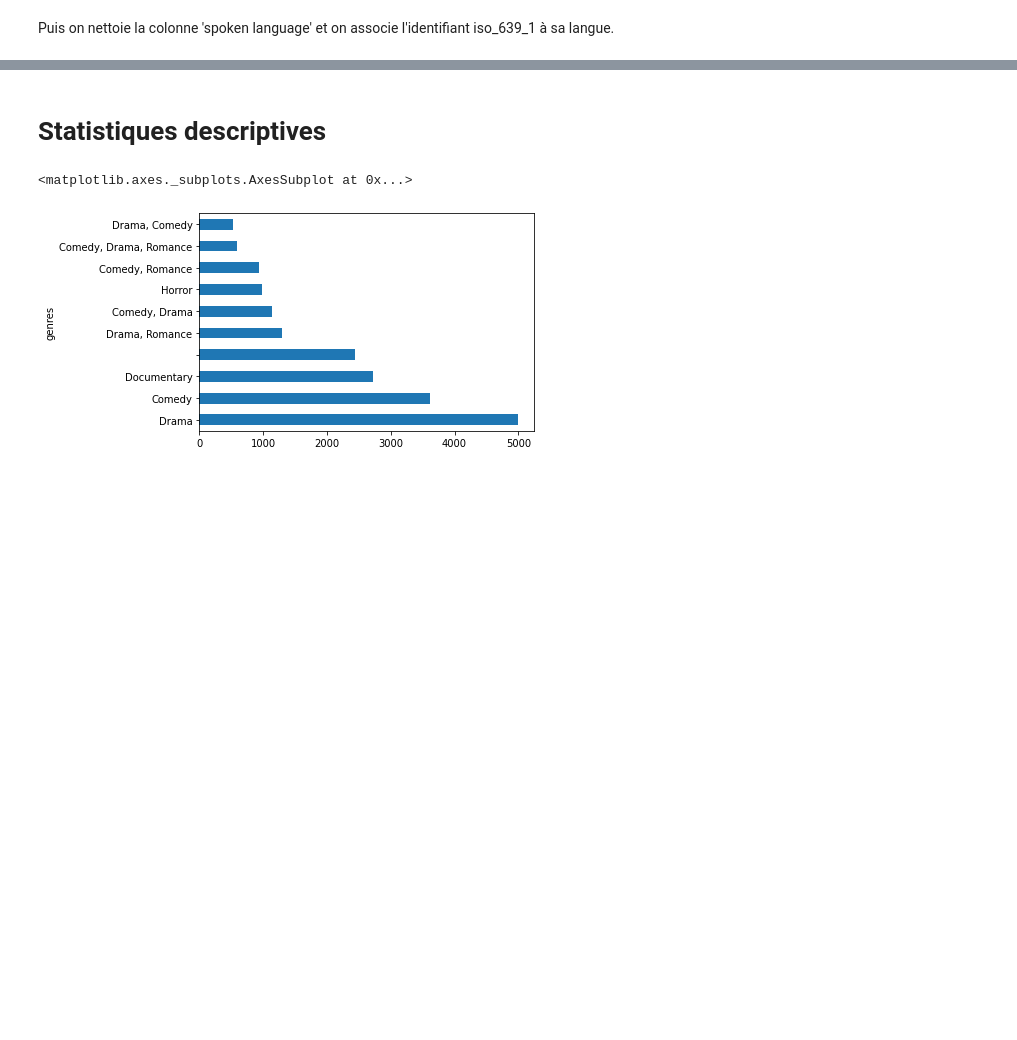
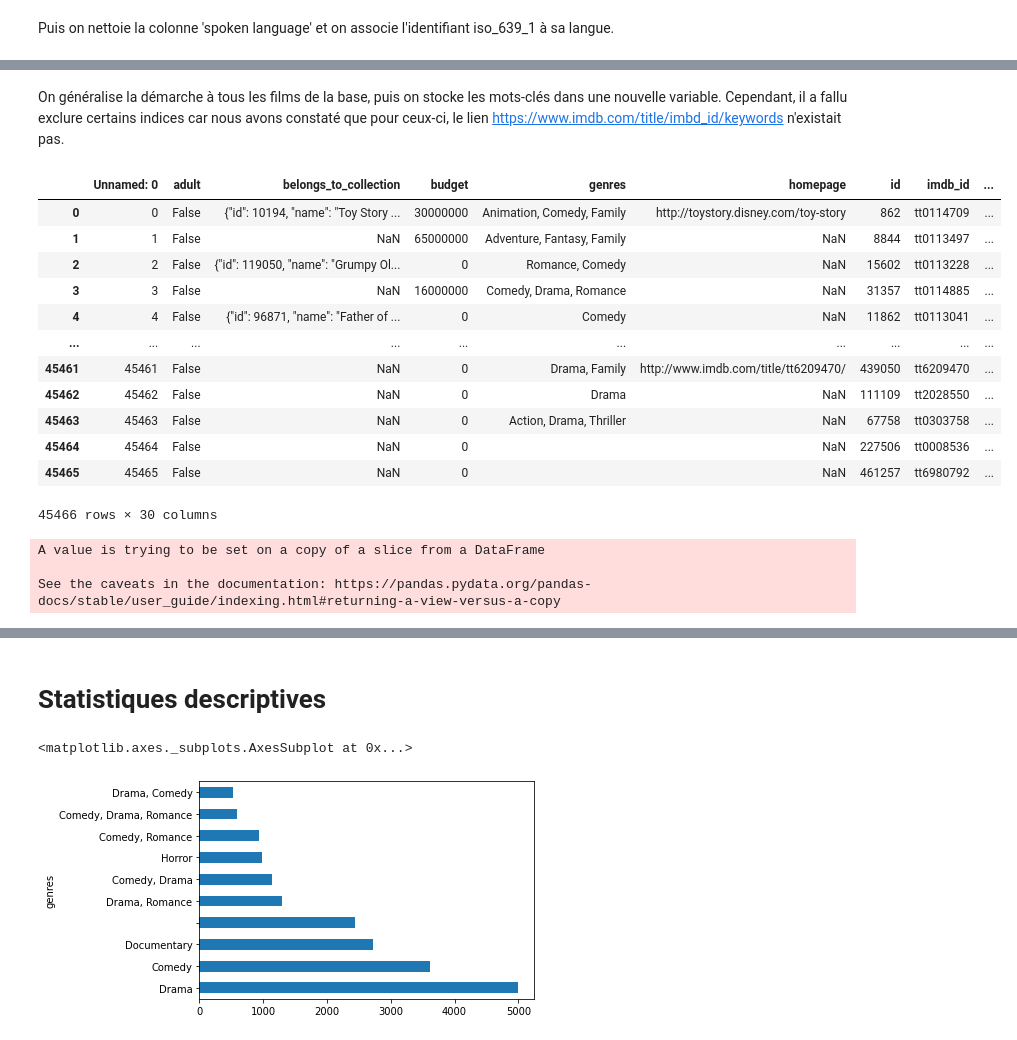
Before and after one commit to marie-ganon/Projet-Python-S1, a Jupyter notebook: Notebook Projet GANON-HE.ipynb, the cells around one changed output, grey strips where cells are left out. Drawn from its saved outputs; the diff is of its cells as text; code cells hidden in the pictures; blank space fills up the shorter version.

```diff
--- a/Notebook Projet GANON-HE.ipynb
+++ b/Notebook Projet GANON-HE.ipynb
@@ -132,7 +151,7 @@ find_id(test)
 # %% [markdown]
 Puis on généralise la méthode à toutes les cellules de cette colonne :
 # %%
-for i in range(len(base_init)):
-  id = str(base_init.original_language[i])
-  base_init.original_language[i] = find_id(id)
+for i in trange(len(df)):
+  id = str(df.original_language[i])
+  df.original_language[i] = find_id(id)
 # %% [output]
@@ -150,11 +186,11 @@ base_init.genres[0]
 # %% [markdown]
 Dans cet exemple, il nous faut seulement les mots 'Animation', 'Comedy' et 'Family'. Grâce à la fonction split(), nous pouvons transformer cette chaîne de caractère en liste, puis récupérer les mots qui nous intéressent. Le code suivant réalise cette opération pour toutes les cellules de cette colonne
 # %%
-for i in range(len(base_init)):
-  genre = base_init.genres[i].split()
-  base_init.genres[i] = ""
+for i in trange(len(df)):
+  genre = df.genres[i].split()
+  df.genres[i] = ""
   for j in range(len(genre)//4):
     if j == 0 :
-      base_init.genres[i] = base_init.genres[i] + genre[3 + j*4]
+      df.genres[i] = df.genres[i] + genre[3]
     else :
-      base_init.genres[i] = base_init.genres[i] + ', ' + genre[3 + j*4]
+      df.genres[i] = df.genres[i] + ', ' + genre[3 + j*4]
@@ -169,11 +249,17 @@ Nous remarquons que les cellules de cette colonne ont la même structure que cel
 # %% [markdown]
 Puis on nettoie la colonne 'spoken language' et on associe l'identifiant iso_639_1 à sa langue.
 # %%
-for i in range(len(base_init)):
-  langue = base_init.spoken_languages[i].split()
-  base_init.spoken_languages[i] = ""
-  for j in range(len(langue)//4):
-    if j == 0 :
-      base_init.spoken_languages[i] = base_init.spoken_languages[i] + find_id(str(langue[1 + j*4]))
-    else :
-      base_init.spoken_languages[i] = base_init.spoken_languages[i] + ', ' + find_id(str(langue[1 + j*4]))
+for i in range(len(df)):
+  langue = df.spoken_languages[i].split()
+  df.spoken_languages[i] = ""
+  others = []
+  if len(langue)%4 == 0 :   # on vérifie si la cellule possède 4 caractères par langue
+    for j in range(len(langue)//4):
+      print(i)
+      if j == 0 :
+        df.spoken_languages[i] = df.spoken_languages[i] + find_id(str(langue[1]))
+      else :
+        df.spoken_languages[i] = df.spoken_languages[i] + ', ' + find_id(str(langue[1 + j*4]))
+  else :
+    others.append(i)
+return others
@@ -181,0 +300,37 @@ base_init.spoken_languages
+# %% [markdown]
+On généralise la démarche à tous les films de la base, puis on stocke les mots-clés dans une nouvelle variable. Cependant, il a fallu exclure certains indices car nous avons constaté que pour ceux-ci, le lien https://www.imdb.com/title/imbd_id/keywords n'existait pas.
+# %%
+df_new_column = pd.DataFrame(0, index=np.arange(len(df)), columns=['keywords'])
+df = pd.concat([df,df_new_column], axis=1)
+
+df
+# %% [output]
+|  | Unnamed: 0 | adult | belongs_to_collection | budget | genres | homepage | id | imdb_id | ... |
+| 0 | 0 | False | {"id": 10194, "name": "Toy Story ... | 30000000 | Animation, Comedy, Family | http://toystory.disney.com/toy-story | 862 | tt0114709 | ... |
+| 1 | 1 | False | NaN | 65000000 | Adventure, Fantasy, Family | NaN | 8844 | tt0113497 | ... |
+| 2 | 2 | False | {"id": 119050, "name": "Grumpy Ol... | 0 | Romance, Comedy | NaN | 15602 | tt0113228 | ... |
+| 3 | 3 | False | NaN | 16000000 | Comedy, Drama, Romance | NaN | 31357 | tt0114885 | ... |
+| 4 | 4 | False | {"id": 96871, "name": "Father of ... | 0 | Comedy | NaN | 11862 | tt0113041 | ... |
+| ... | ... | ... | ... | ... | ... | ... | ... | ... | ... |
+| 45461 | 45461 | False | NaN | 0 | Drama, Family | http://www.imdb.com/title/tt6209470/ | 439050 | tt6209470 | ... |
+| 45462 | 45462 | False | NaN | 0 | Drama | NaN | 111109 | tt2028550 | ... |
+| 45463 | 45463 | False | NaN | 0 | Action, Drama, Thriller | NaN | 67758 | tt0303758 | ... |
+| 45464 | 45464 | False | NaN | 0 |  | NaN | 227506 | tt0008536 | ... |
+| 45465 | 45465 | False | NaN | 0 |  | NaN | 461257 | tt6980792 | ... |
+45466 rows × 30 columns
+# %%
+for i in trange(33357,len(df)):
+  if df.imdb_id[i] == None or str(df.imdb_id[i]) == 'nan' or str(df.imdb_id[i]) == 'NaN' or str(df.imdb_id[i]) == '0' or i == 30399 or i == 30544 or i==33357:
+    pass
+  else:
+    url_keywords = "https://www.imdb.com/title/" + df.imdb_id[i] +"/keywords"
+    request_text = request.urlopen(url_keywords).read()
+    page = bs4.BeautifulSoup(request_text, "lxml")
+    l = []
+    for post in page.findAll('td'):
+      l.append(post.get('data-item-keyword'))
+    df.keywords[i] = l
+# %% [output]
+A value is trying to be set on a copy of a slice from a DataFrame
+
+See the caveats in the documentation: https://pandas.pydata.org/pandas-docs/stable/user_guide/indexing.html#returning-a-view-versus-a-copy
```
Also changed, not shown: parts of 27 cells of this notebook.
